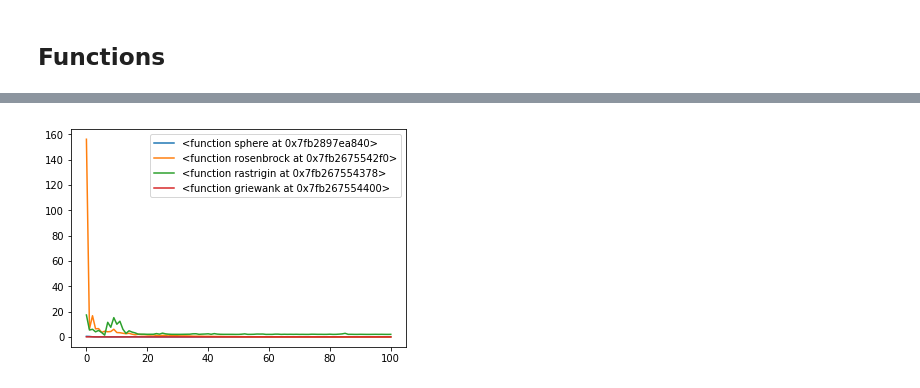
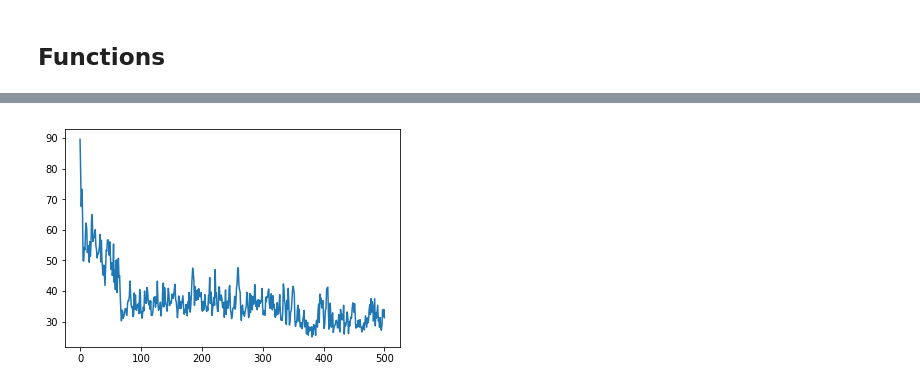
Before and after one commit to liyzcj/sos, a Jupyter notebook: psonn/Cat_swarm.ipynb, the cells around one changed output, grey strips where cells are left out. Saved outputs shown, nothing was run; the diff lists cells and outputs as text; code cells hidden in the pictures.

```diff
--- a/psonn/Cat_swarm.ipynb
+++ b/psonn/Cat_swarm.ipynb
@@ -12,7 +12,7 @@ sys.path.append('../pso/python/')
 from function import *
 from figure import plotfunc
 # %%
-funcs = [sphere, rosenbrock, rastrigin, griewank]
+# funcs = [sphere, rosenbrock, rastrigin, griewank]
 
-for func in funcs:
-    plotfunc(func, 5.12)
+# for func in funcs:
+#     plotfunc(func, 5.12)
@@ -24,5 +19,10 @@ for func in funcs:
-# %%
-models = []
-for func in funcs:
-    cso = Cso(20,func,-5.12,5.12,2,100)
-    models.append(cso)
+# %%
+# models = []
+# for func in funcs:
+#     if func == rastrigin:
+#         cso = Cso(50, func, -30,30,2,100)
+#     else:
+#         cso = Cso(50, func, -5.12,5.12,2,100)
+#     models.append(cso)
+
+model = Cso(20, rastrigin, 0,5,5 ,500,mr=3,smp=5,spc=False, cdc=3, srd=0.1,w=1e-1, c=1.05, csi=1)
@@ -29,8 +47,9 @@ for func in funcs:
 # %%
-paths = []
-for model in models:
-    path = model.get_agents()
-    paths.append(path)
+# paths = []
+# for model in models:
+#     path = model.get_agents()
+#     paths.append(path)
+path = model.get_agents()
 # %%
 def plot_fit(hist, func):
     best_fit = []
@@ -40,8 +59,10 @@ def plot_fit(hist, func):
 
     plt.plot(best_fit, label = str(func))
 # %%
-for i, func in enumerate(funcs):
-    plot_fit(paths[i],func)
-    plt.legend()
+# plt.figure()
+# for i, func in enumerate(funcs):
+#     plot_fit(paths[i],func)
+#     plt.legend()
+plot_fit(path, rastrigin)
 # %% [output]
-[figure, old version]
+[figure, new version]
```
Also changed, not shown: parts of 2 cells of this notebook, 4 other files.
